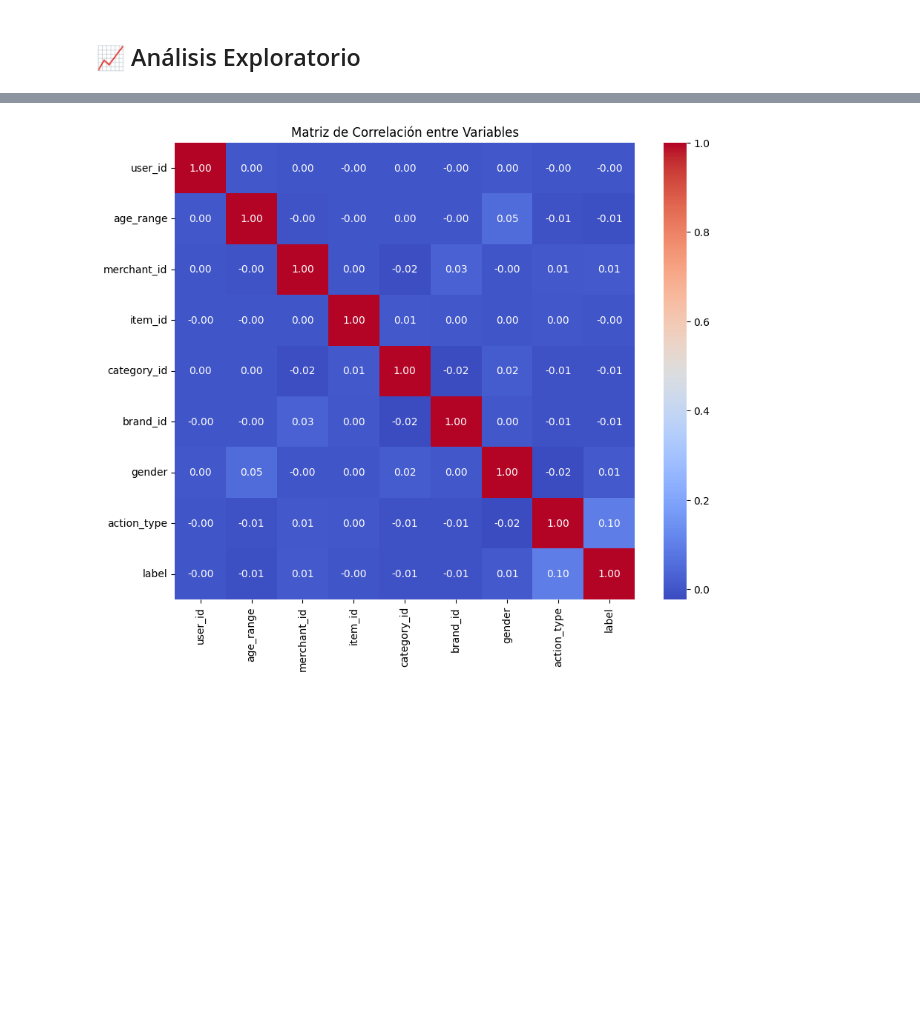
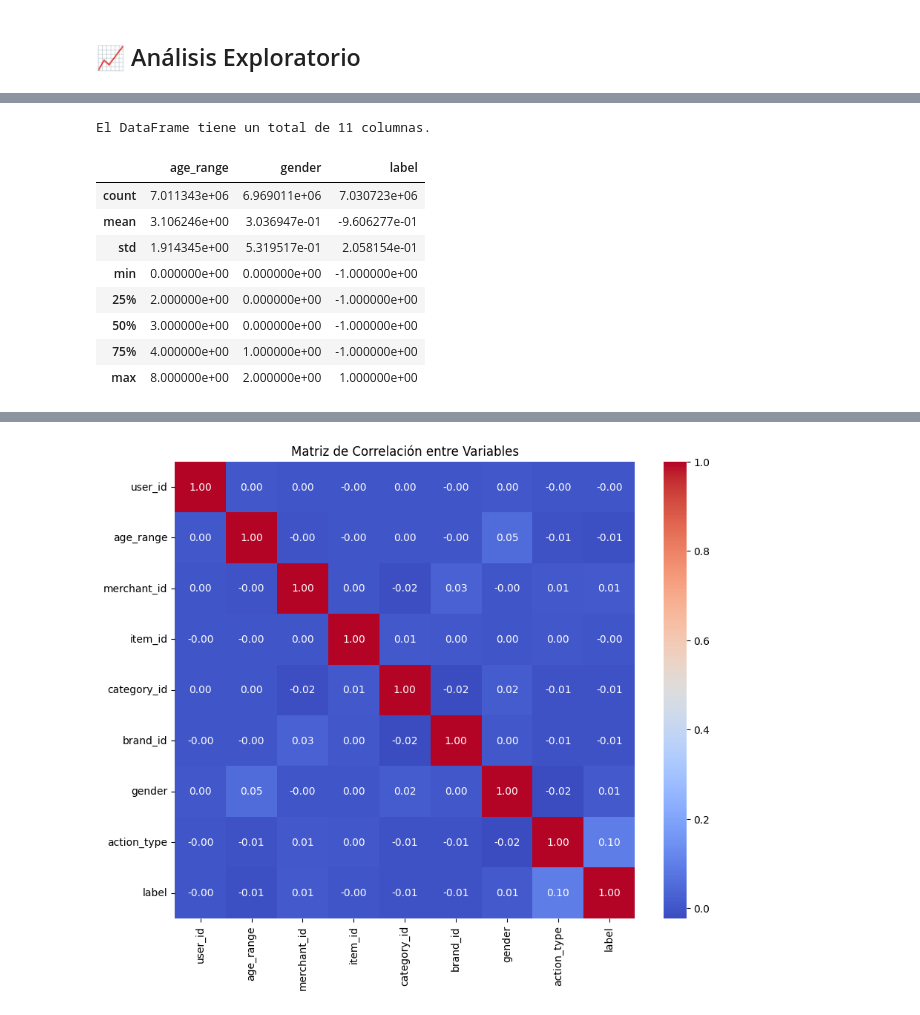
Before and after one commit to Dahernandezsilve/P2DataScience, a Jupyter notebook: Proyecto2.ipynb, the cells around one changed output, grey strips where cells are left out. Cells and saved outputs as stored; diff of their text form; code cells hidden in the pictures; blank space fills up the shorter version.

Commit message:
Estadística descriptiva para variables cuantitativas

```diff
--- a/Proyecto2.ipynb
+++ b/Proyecto2.ipynb
@@ -262,0 +265,18 @@ dataTrain_activity_clean = pd.read_csv("data/train_cleaned_data.csv")
+# %%
+num_columns = dataTrain_activity_clean.shape[1]-1 # Se elimina la primera columna, que es un índice para la cantidad de filas.
+
+print(f"El DataFrame tiene un total de {num_columns} columnas.")
+# %% [output]
+El DataFrame tiene un total de 11 columnas.
+# %%
+dataTrain_activity_clean[["age_range", "gender", "label"]].describe()
+# %% [output]
+|  | age_range | gender | label |
+| count | 7.011343e+06 | 6.969011e+06 | 7.030723e+06 |
+| mean | 3.106246e+00 | 3.036947e-01 | -9.606277e-01 |
+| std | 1.914345e+00 | 5.319517e-01 | 2.058154e-01 |
+| min | 0.000000e+00 | 0.000000e+00 | -1.000000e+00 |
+| 25% | 2.000000e+00 | 0.000000e+00 | -1.000000e+00 |
+| 50% | 3.000000e+00 | 0.000000e+00 | -1.000000e+00 |
+| 75% | 4.000000e+00 | 1.000000e+00 | -1.000000e+00 |
+| max | 8.000000e+00 | 2.000000e+00 | 1.000000e+00 |
```
Also changed, not shown: parts of 4 cells of this notebook.
